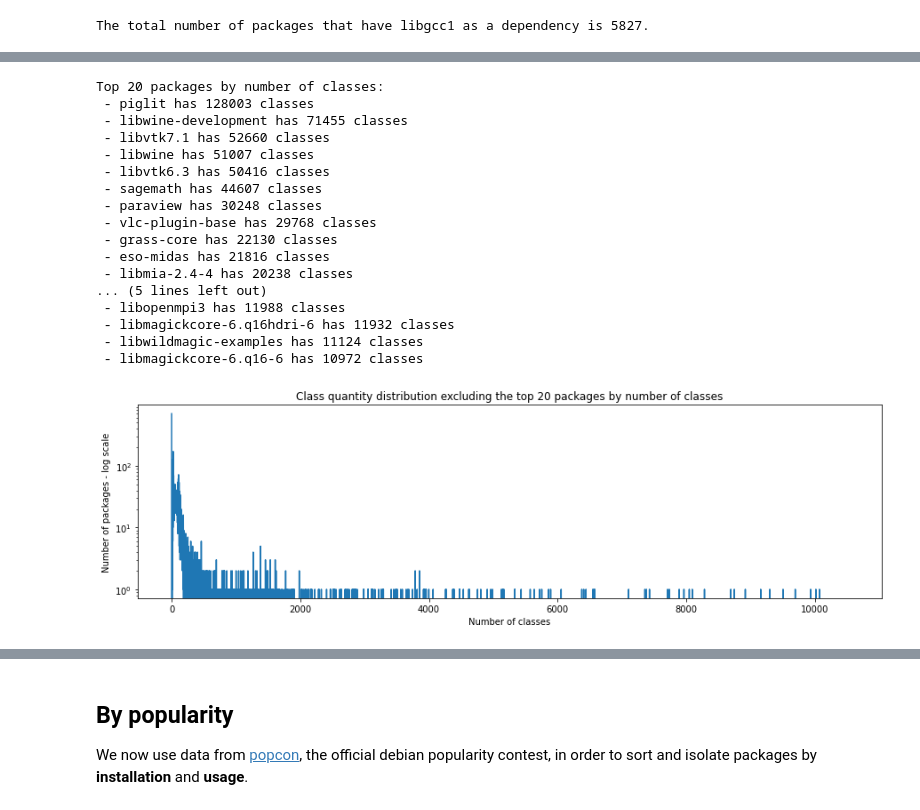
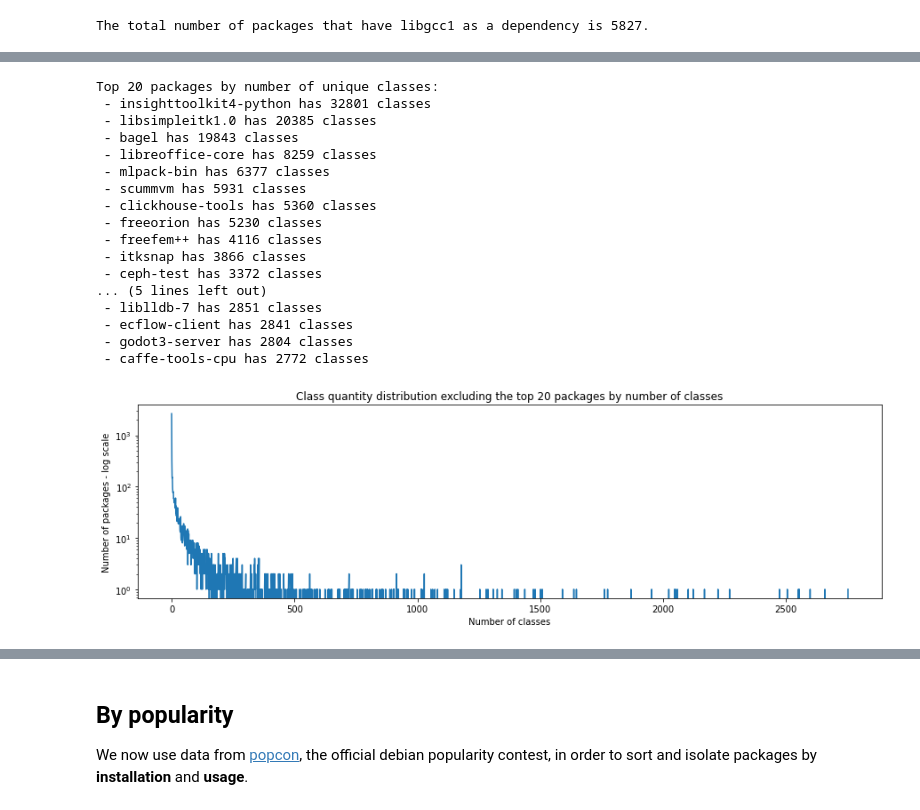
Before and after one commit to HexHive/dis-cover, a Jupyter notebook: packages_analysis/process.ipynb, the cells around one changed output, grey strips where cells are left out. Drawn from its saved outputs; the diff is of its cells as text; code cells hidden in the pictures.

Commit message:
Update package analysis (26/04/2021)

```diff
--- a/packages_analysis/process.ipynb
+++ b/packages_analysis/process.ipynb
@@ -12,23 +13,36 @@ import requests
 # %%
-data = pickle.load(open("analysis.pickle", "rb"))
+data = pickle.load(open("analysis.2.pickle", "rb"))
+source = pickle.load(open("source.pickle", "rb"))
 # %%
 total_classes = 0
 packages_where_class = 0
+unique_classes = set()
 classes_in_packages = []
 distribution = {}
+no_rtti_but_classes = 0
+no_flag_no_classes = 0
 # %%
 print("The total number of packages that have libgcc1 as a dependency is %d." % len(data))
 # %% [output]
 The total number of packages that have libgcc1 as a dependency is 5827.
 # %%
+print("The algorithm that extracted this data focused on binaries in four directories : \n- usr/bin\n- usr/sbin\n- usr/lib\n- usr/games\n")
+print("There are a few malformed packages we are not able to analyze.")
 for package in data:
     files = data[package]
+    classes_in_this_package = set()
     classes = 0
     for file in files:
-        if file == "failed":
+        if file in ["failed", "no_file_found", "could_not_extract"]:
+            print("%17s : %s" % (file, package))
             continue
-        classes += len(file)
-        total_classes += len(file)
+        total_classes += len(data[package][file])
+        for c in data[package][file]:
+            if c in classes_in_this_package:
+                continue
+            classes_in_this_package.add(c)
+            unique_classes.add(c)
+            classes += 1
     classes_in_packages.append((package, classes))
 
     if distribution.get(classes) == None:
@@ -38,3 +52,8 @@ for package in data:
 
     if classes > 0:
         packages_where_class += 1
+        if len(source[package]):
+            no_rtti_but_classes += 1
+    else:
+        if not len(source[package]):
+            no_flag_no_classes += 1
@@ -57,36 +136,36 @@ The mean number of classes in packages where there are classes is 402.
 # %%
 classes_in_packages.sort(key=lambda p: p[1], reverse=True)
 n = 20
-print("Top %d packages by number of classes:" % n)
+print("Top %d packages by number of unique classes:" % n)
 for (p, c) in classes_in_packages[:n]:
     print(" - %s has %d classes" % (p ,c))
 # %% [output]
-Top 20 packages by number of classes:
- - piglit has 128003 classes
- - libwine-development has 71455 classes
- - libvtk7.1 has 52660 classes
- - libwine has 51007 classes
- - libvtk6.3 has 50416 classes
- - sagemath has 44607 classes
- - paraview has 30248 classes
- - vlc-plugin-base has 29768 classes
- - grass-core has 22130 classes
- - eso-midas has 21816 classes
- - libmia-2.4-4 has 20238 classes
+Top 20 packages by number of unique classes:
+ - insighttoolkit4-python has 32801 classes
+ - libsimpleitk1.0 has 20385 classes
+ - bagel has 19843 classes
+ - libreoffice-core has 8259 classes
+ - mlpack-bin has 6377 classes
+ - scummvm has 5931 classes
+ - clickhouse-tools has 5360 classes
+ - freeorion has 5230 classes
+ - freefem++ has 4116 classes
+ - itksnap has 3866 classes
+ - ceph-test has 3372 classes
 ... (5 lines left out)
- - libopenmpi3 has 11988 classes
- - libmagickcore-6.q16hdri-6 has 11932 classes
- - libwildmagic-examples has 11124 classes
- - libmagickcore-6.q16-6 has 10972 classes
+ - liblldb-7 has 2851 classes
+ - ecflow-client has 2841 classes
+ - godot3-server has 2804 classes
+ - caffe-tools-cpu has 2772 classes
 # %%
-x = range(classes_in_packages[20][1])
+x = range(classes_in_packages[20][1] + 1)
 y = [distribution.get(v) or 0 for v in x]
 plt.figure(figsize=(15,4))
 plt.plot(x, y)
 plt.yscale('log')
 plt.title("Class quantity distribution excluding the top 20 packages by number of classes")
 plt.xlabel("Number of classes")
 plt.ylabel("Number of packages - log scale")
 plt.show()
 # %% [output]
-[figure, old version]
+[figure, new version]
```
Also changed, not shown: parts of 8 cells of this notebook, 2 other files.
